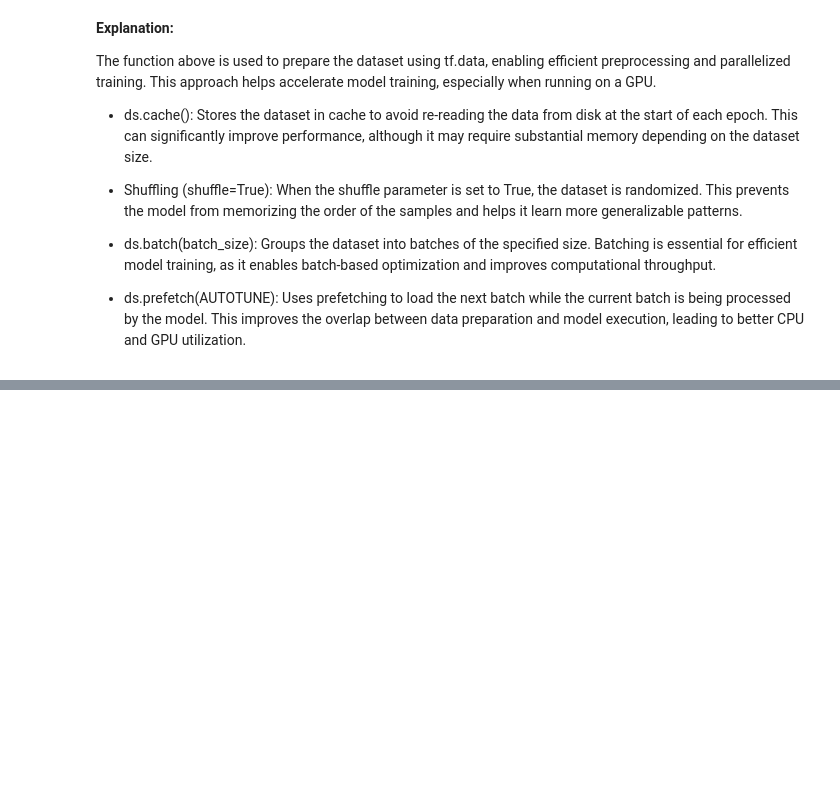
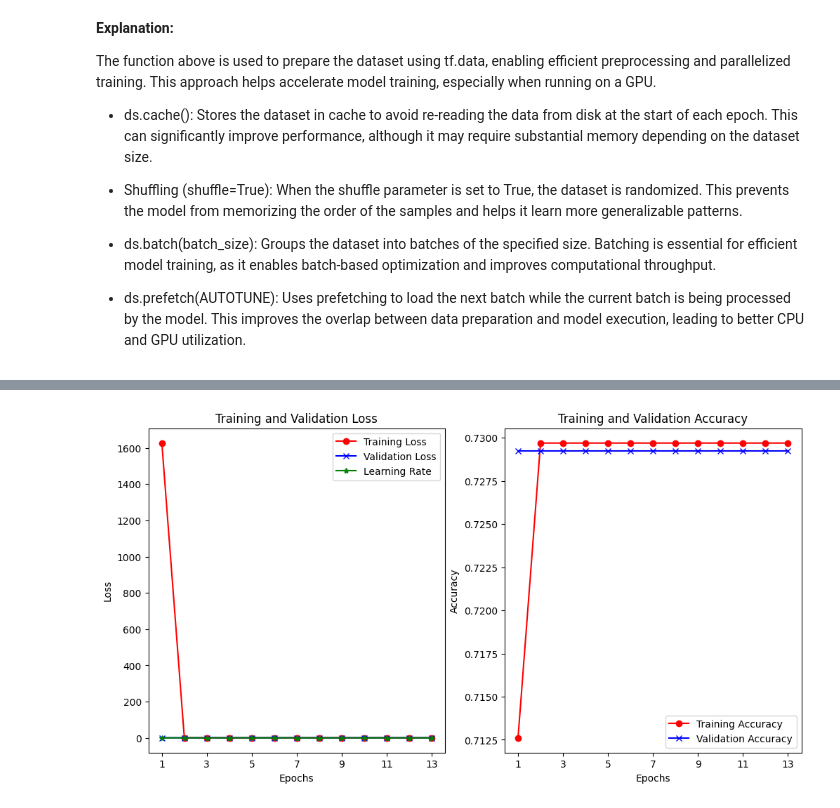
Before and after one commit to Sachin20010517/pneumonet-cnn-classifier, a Jupyter notebook: PneumoNet_Complete_Pipeline.ipynb, the cells around one changed output, grey strips where cells are left out. Cells and saved outputs as stored; diff of their text form; code cells hidden in the pictures; blank space fills up the shorter version.

```diff
--- a/PneumoNet_Complete_Pipeline.ipynb
+++ b/PneumoNet_Complete_Pipeline.ipynb
@@ -685,0 +900,9 @@ test_ds = prepare(test_dataset, batch_size, shuffle=False)
+# %%
+# Train the model using the training and validation datasets
+history_1 = model_1.fit(
+    train_ds,
+    validation_data=val_ds,
+    epochs=200,
+    callbacks=callbacks_1,
+    verbose=1
+)
@@ -685,0 +927,22 @@ test_ds = prepare(test_dataset, batch_size, shuffle=False)
+# %%
+def train_val_eval(history_name=None):
+    """
+    Extracts training and validation metrics from a Keras History object.
+
+    Parameters:
+        history_name (keras.callbacks.History):
+            The History object returned by model.fit().
+
+    Returns:
+        tuple:
+            - train_loss: Training loss values for each epoch
+            - val_loss: Validation loss values for each epoch
+            - train_acc: Training accuracy values for each epoch
+            - val_acc: Validation accuracy values for each epoch
+    """
+    train_loss = history_name.history['loss']
+    val_loss = history_name.history['val_loss']
+    train_acc = history_name.history['accuracy']
+    val_acc = history_name.history['val_accuracy']
+
+    return train_loss, val_loss, train_acc, val_acc
@@ -685,0 +997,4 @@ test_ds = prepare(test_dataset, batch_size, shuffle=False)
+# %%
+plot_training_history(history_name=history_1)
+# %% [output]
+[figure, added]
```
Also changed, not shown: parts of 34 cells of this notebook.
